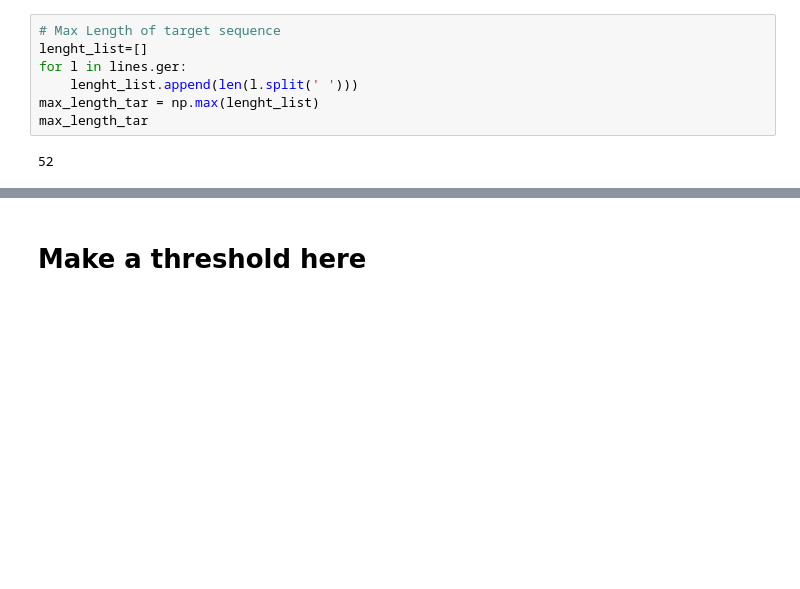
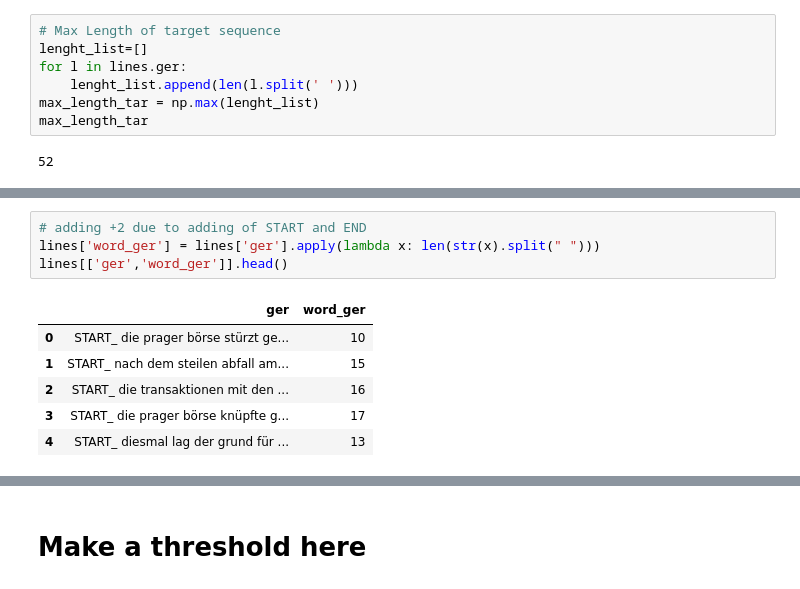
Before and after one commit to HassanSherwani/Language_Translator, a Jupyter notebook: Encoder_Decoder_2009.ipynb, the cells around one changed output, grey strips where cells are left out. Drawn from its saved outputs; the diff is of its cells as text; blank space fills up the shorter version.

```diff
--- a/Encoder_Decoder_2009.ipynb
+++ b/Encoder_Decoder_2009.ipynb
@@ -185,0 +200,11 @@ max_length_tar
+# %%
+# adding +2 due to adding of START and END
+lines['word_ger'] = lines['ger'].apply(lambda x: len(str(x).split(" ")))
+lines[['ger','word_ger']].head()
+# %% [output]
+|  | ger | word_ger |
+| 0 | START_ die prager börse stürzt ge... | 10 |
+| 1 | START_ nach dem steilen abfall am... | 15 |
+| 2 | START_ die transaktionen mit den ... | 16 |
+| 3 | START_ die prager börse knüpfte g... | 17 |
+| 4 | START_ diesmal lag der grund für ... | 13 |
```
Also changed, not shown: parts of 19 cells of this notebook, 3 other files.
